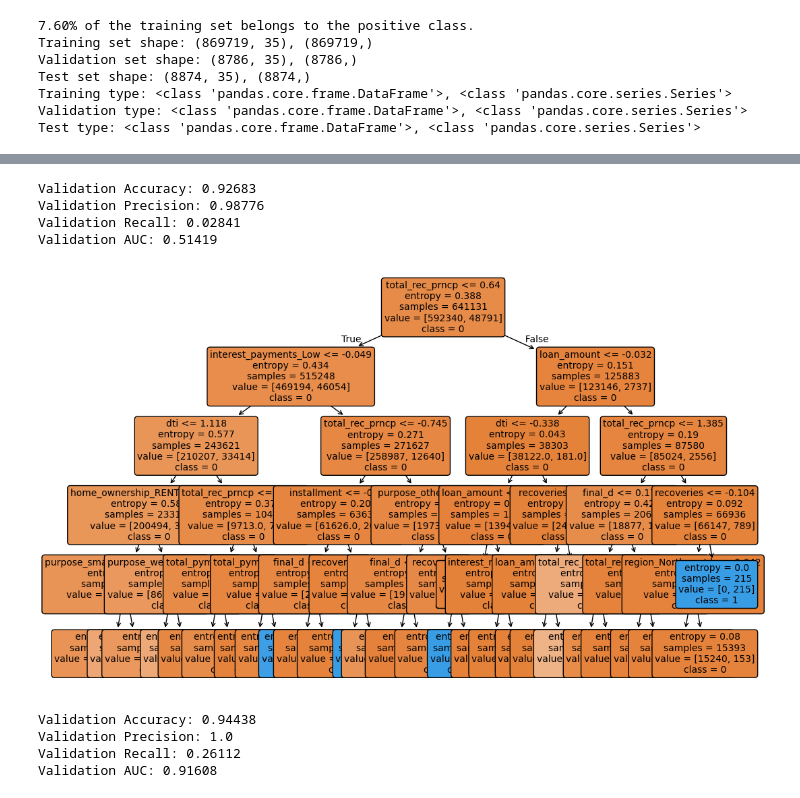
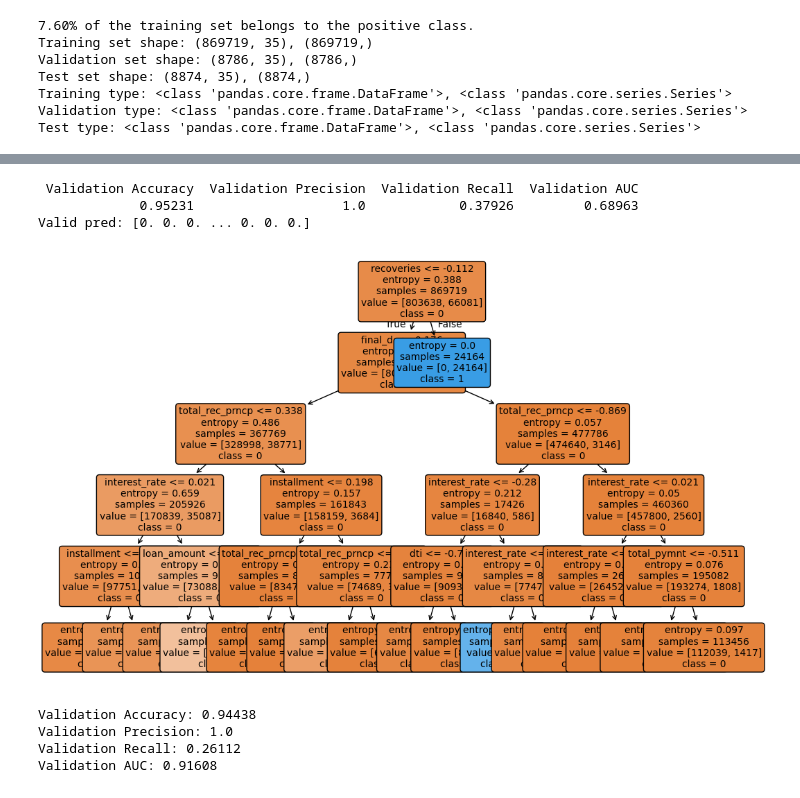
Before and after one commit to Marcusleeleelee/FTEC4998-4999, a Jupyter notebook: FTEC4998_4999.ipynb, the cells around one changed output, grey strips where cells are left out. Saved outputs shown, nothing was run; the diff lists cells and outputs as text; code cells hidden in the pictures.

```diff
--- a/FTEC4998_4999.ipynb
+++ b/FTEC4998_4999.ipynb
@@ -622,4 +644,9 @@ Validation AUC: 0.68526
 # %%
+from sklearn.tree import DecisionTreeClassifier
+from sklearn.metrics import accuracy_score, precision_score, recall_score, roc_auc_score
+import matplotlib.pyplot as plt
+from sklearn import tree
+
 class DecisionTreeModel():
     def __init__(self,
                  train_x, train_y,
@@ -627,9 +654,9 @@ class DecisionTreeModel():
                  max_depth=None,            # Maximum depth of the tree
                  min_samples_split=2,       # Minimum samples required to split a node
                  min_samples_leaf=1,        # Minimum samples required at a leaf node
-                 max_features=None):        # Number of features to consider when looking for the best split
+                 random_state=42):          # Random state for reproducibility
         """
-        Initialize the DecisionTreeModel with training data and the 5 most important model parameters.
+        Initialize the DecisionTreeModel with training data and the most important model parameters.
 
         Parameters:
         - train_x: Features for training.
@@ -638,7 +665,7 @@ class DecisionTreeModel():
         - max_depth: The maximum depth of the tree.
         - min_samples_split: The minimum number of samples required to split an internal node.
         - min_samples_leaf: The minimum number of samples required to be at a leaf node.
-        - max_features: The number of features to consider when looking for the best split.
+        - random_state: Controls the randomness for reproducibility.
         """
         self.train_x = train_x
         self.train_y = train_y
@@ -647,7 +674,7 @@ class DecisionTreeModel():
             max_depth=max_depth,
             min_samples_split=min_samples_split,
             min_samples_leaf=min_samples_leaf,
-            max_features=max_features
+            random_state=random_state  # Set a fixed random state
         )
 
     def fit(self):
@@ -669,7 +696,7 @@ class DecisionTreeModel():
         Returns:
         - accuracy, precision, recall, auc: The calculated metrics.
         """
-        predictions = self.model.predict(X).astype(float)
+        predictions = self.predict(X)
         accuracy = accuracy_score(y, predictions)
         precision = precision_score(y, predictions, zero_division=0)  # Handle cases where precision is ill-defined
         recall = recall_score(y, predictions, zero_division=0)
@@ -686,44 +713,43 @@ class DecisionTreeModel():
         - class_names: A list of class names for the plot (optional).
         """
         plt.figure(figsize=(12, 8))  # Adjust the size of the plot
         tree.plot_tree(self.model,
                   feature_names=feature_names,
                   class_names=class_names,
                   filled=True,
                   rounded=True,
                   fontsize=10)
         plt.show()
 
-# Instantiate the Decision Tree Model with the 5 most important parameters
+
+# Instantiate the Decision Tree Model without max_features='sqrt' and with a fixed random state
 dt = DecisionTreeModel(
     train_x, train_y,
     criterion='entropy',        # Use entropy instead of gini
     max_depth=5,                # Limit the maximum depth to 5
     min_samples_split=4,        # Require at least 4 samples to split a node
     min_samples_leaf=2,         # Require at least 2 samples at leaf nodes
-    max_features='sqrt'         # Use sqrt of the total features at each split
+    random_state=41232             # Set a random state for reproducibility
 )
 
 # Fit the model
 dt.fit()
 
 # Calculate validation metrics (Accuracy, Precision, Recall, AUC)
 accuracy_valid, precision_valid, recall_valid, auc_valid = dt.calculate_metrics(valid_x, valid_y)
 
 # Print the validation metrics
-print('Validation Accuracy:', round(accuracy_valid, 5))
-print('Validation Precision:', round(precision_valid, 5))
-print('Validation Recall:', round(recall_valid, 5))
-print('Validation AUC:', round(auc_valid, 5))
+pred_valid = dt.predict(valid_x)
+print_metrics_horizontally(accuracy_valid, precision_valid, recall_valid, auc_valid)
+print('Valid pred:', pred_valid)
 
 # Plot the decision tree architecture
 dt.plot_architecture(feature_names=data.X_train.columns.tolist(), class_names=['0', '1'])
 # %% [output]
-Validation Accuracy: 0.92683
-Validation Precision: 0.98776
-Validation Recall: 0.02841
-Validation AUC: 0.51419
+ Validation Accuracy  Validation Precision  Validation Recall  Validation AUC
+             0.95231                   1.0            0.37926         0.68963
+Valid pred: [0. 0. 0. ... 0. 0. 0.]
-[figure, old version]
+[figure, new version]
 # %%
 class SVMClassifier():
     def __init__(self, train_x, train_y, C=1.0, kernel='rbf', n_estimators=5, max_samples=3000, random_state=43):
```
Also changed, not shown: parts of 4 cells of this notebook.
